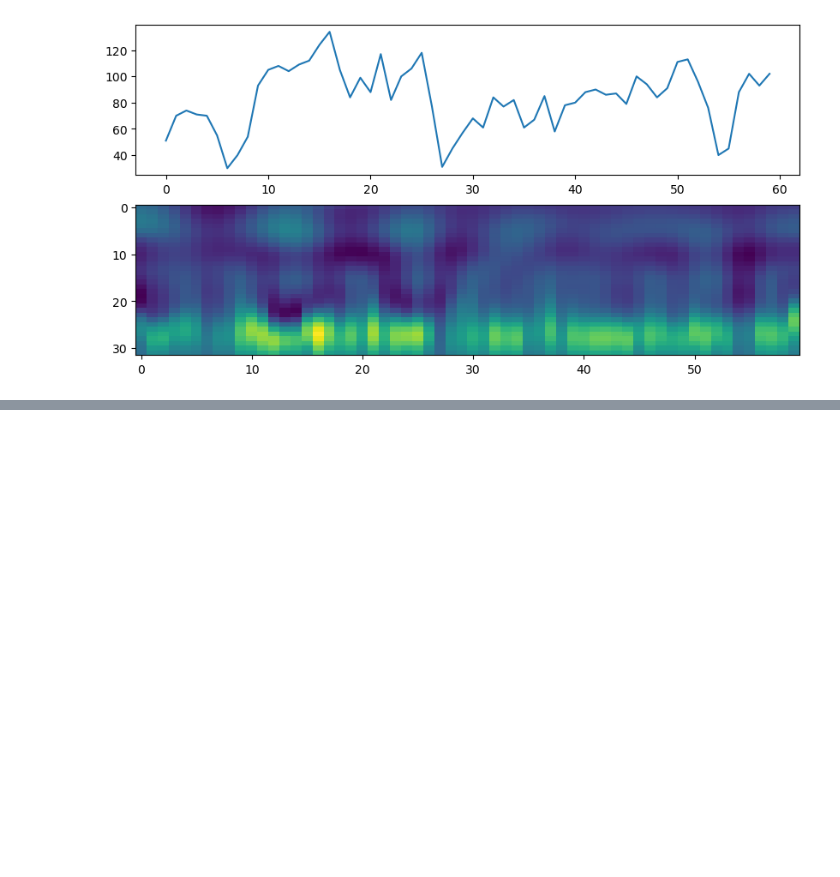
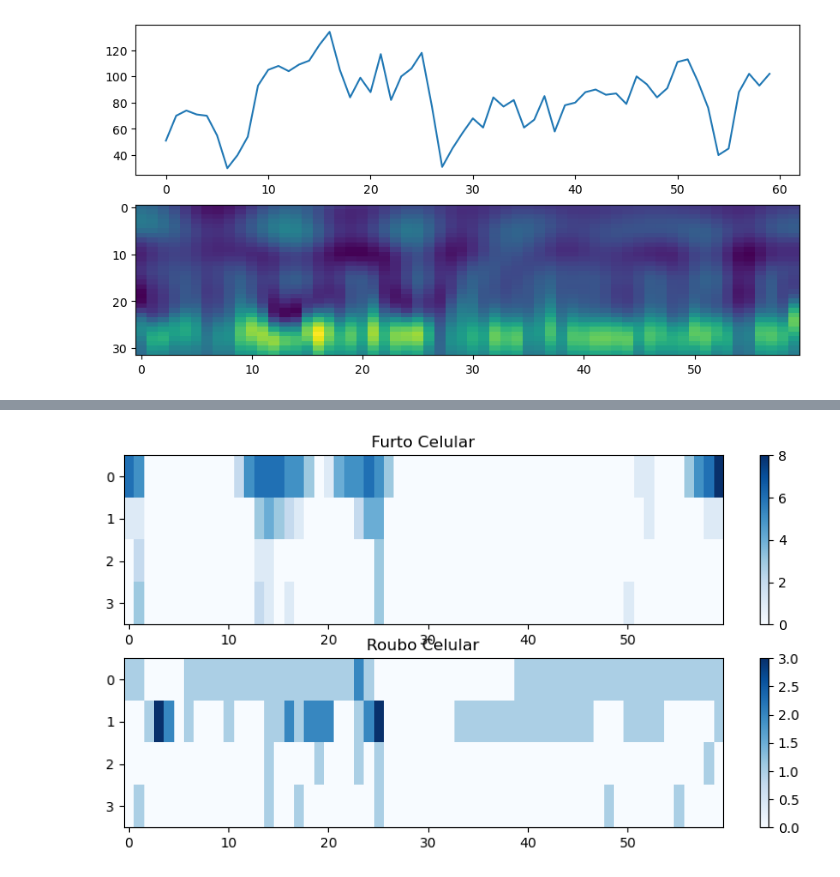
Before and after one commit to visual-ds/AutoSatViewer, a Jupyter notebook: wavelet_code/compute_wavelet.ipynb, the cells around one changed output, grey strips where cells are left out. Cells and saved outputs as stored; diff of their text form; code cells hidden in the pictures; blank space fills up the shorter version.

```diff
--- a/wavelet_code/compute_wavelet.ipynb
+++ b/wavelet_code/compute_wavelet.ipynb
@@ -51,0 +103,23 @@ plt.show()
+# %%
+def get_high_freq(dom_freq, threshold = 0.8):
+    high_freq = dom_freq > threshold
+    high_freq = high_freq.sum(axis = 0)
+    return high_freq
+
+high_freq_1 = get_high_freq(dom_freq_1)
+high_freq_2 = get_high_freq(dom_freq_2)
+# %%
+plt.figure(figsize=(10, 5))
+plt.subplot(2, 1, 1)
+plt.imshow(high_freq_1.T, aspect="auto", cmap="Blues")
+plt.colorbar()
+plt.title("Furto Celular")
+
+plt.subplot(2, 1, 2)
+plt.imshow(high_freq_2.T, aspect="auto", cmap="Blues")
+plt.colorbar()
+plt.title("Roubo Celular")
+
+plt.show()
+# %% [output]
+[figure, added]
```
Also changed, not shown: parts of 9 cells of this notebook, 2 other files.
